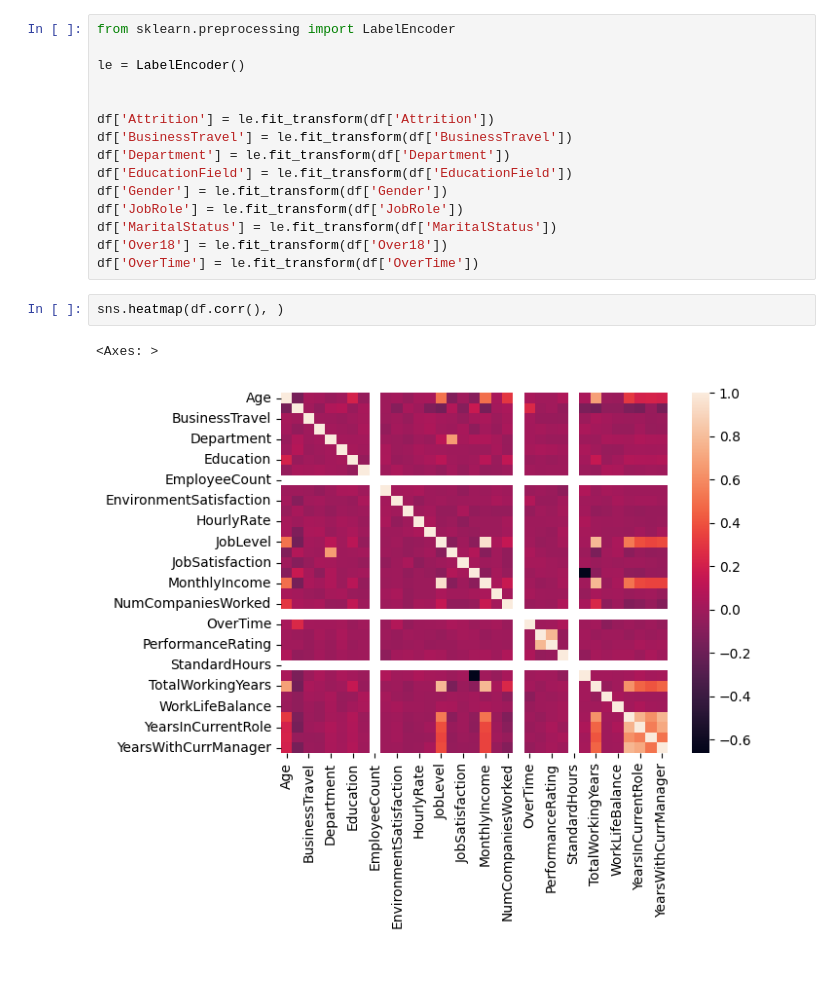
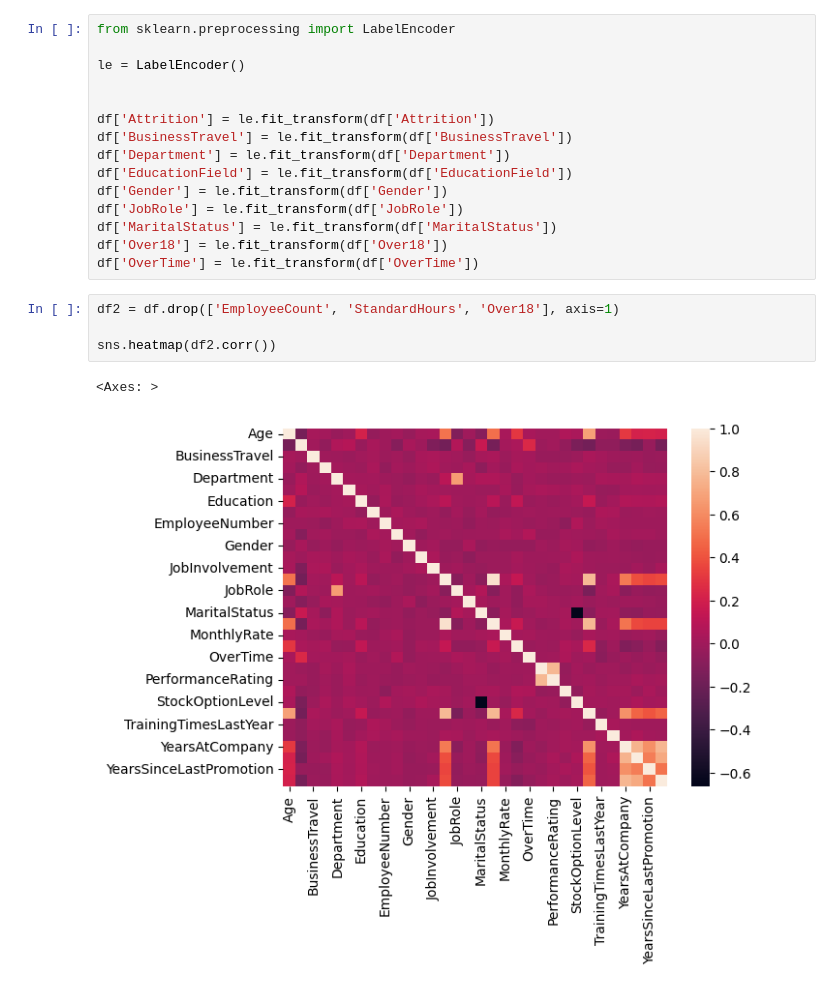
Before and after one commit to MarcoVMF/Introduction-to-Data-Science, a Jupyter notebook: main.ipynb, the cells around one changed output. Drawn from its saved outputs; the diff is of its cells as text.

```diff
--- a/main.ipynb
+++ b/main.ipynb
@@ -129,8 +219,10 @@ df['JobRole'] = le.fit_transform(df['JobRole'])
 df['MaritalStatus'] = le.fit_transform(df['MaritalStatus'])
 df['Over18'] = le.fit_transform(df['Over18'])
 df['OverTime'] = le.fit_transform(df['OverTime'])
-# %%
-sns.heatmap(df.corr(), )
-# %% [output]
-<Axes: >
-[figure, removed]
+# %%
+df2 = df.drop(['EmployeeCount', 'StandardHours', 'Over18'], axis=1)
+
+sns.heatmap(df2.corr())
+# %% [output]
+<Axes: >
+[figure, added]
```
Also changed, not shown: parts of 13 cells of this notebook.
